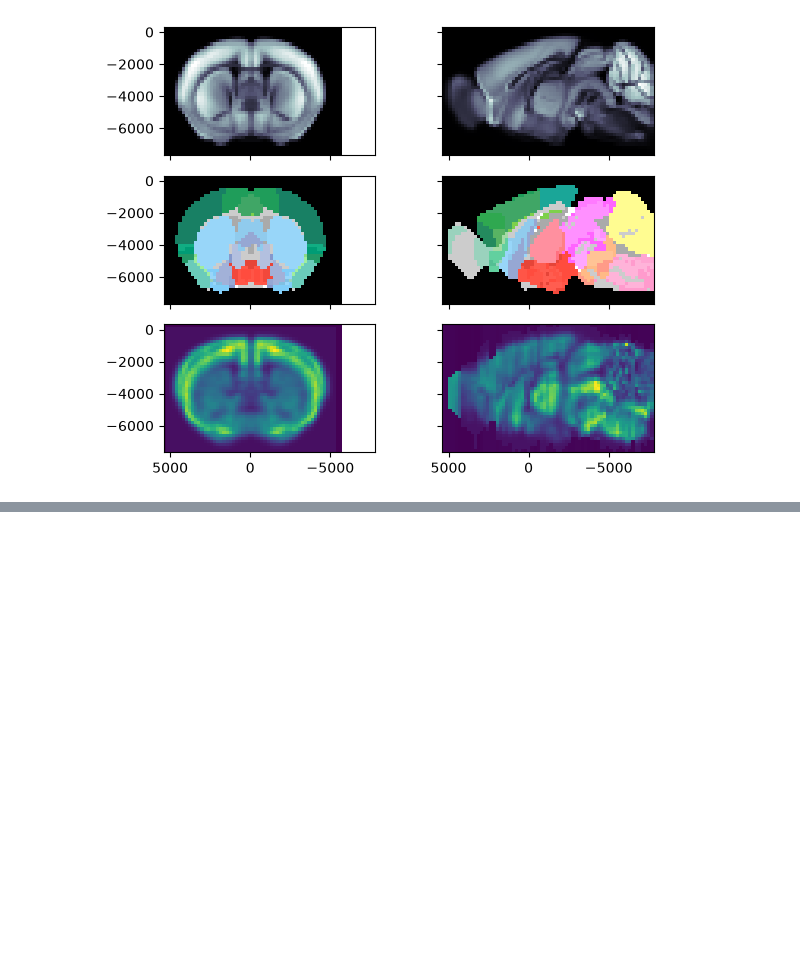
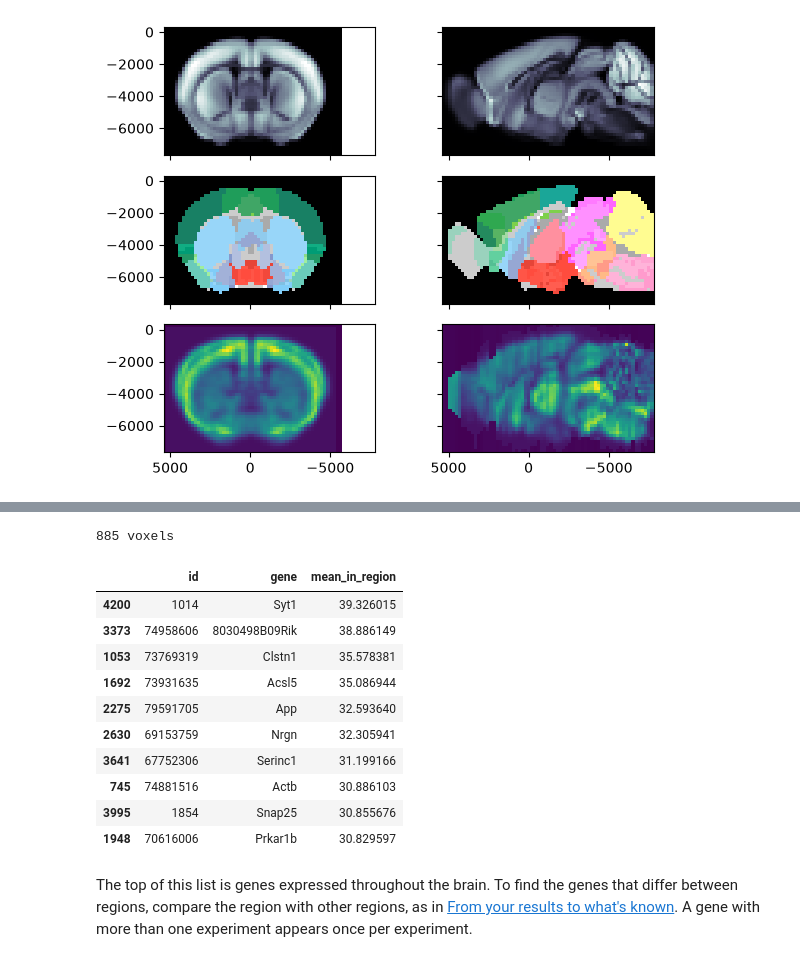
Before and after one commit to int-brain-lab/iblatlas, a Jupyter notebook: docs/how-to/load-gene-expression-agea.ipynb, the cells around one changed output, grey strips where cells are left out. Saved outputs shown, nothing was run; the diff lists cells and outputs as text; code cells hidden in the pictures; blank space fills up the shorter version.

```diff
--- a/docs/how-to/load-gene-expression-agea.ipynb
+++ b/docs/how-to/load-gene-expression-agea.ipynb
@@ -70,0 +75,22 @@ fig.tight_layout()
+# %%
+regions = atlas_agea.regions
+in_region = regions.acronym[regions.mappings['Beryl'][atlas_agea.label]] == 'VISp'
+print(f'{in_region.sum()} voxels')
+
+mean_in_region = gene_expression_volumes[:, in_region].astype(float).mean(axis=1)
+df_genes.assign(mean_in_region=mean_in_region).sort_values('mean_in_region', ascending=False).head(10)
+# %% [output]
+885 voxels
+|  | id | gene | mean_in_region |
+| 4200 | 1014 | Syt1 | 39.326015 |
+| 3373 | 74958606 | 8030498B09Rik | 38.886149 |
+| 1053 | 73769319 | Clstn1 | 35.578381 |
+| 1692 | 73931635 | Acsl5 | 35.086944 |
+| 2275 | 79591705 | App | 32.593640 |
+| 2630 | 69153759 | Nrgn | 32.305941 |
+| 3641 | 67752306 | Serinc1 | 31.199166 |
+| 745 | 74881516 | Actb | 30.886103 |
+| 3995 | 1854 | Snap25 | 30.855676 |
+| 1948 | 70616006 | Prkar1b | 30.829597 |
+# %% [markdown]
+The top of this list is genes expressed throughout the brain. To find the genes that differ between regions, compare the region with other regions, as in [From your results to what's known](../tutorials/from-your-results-to-whats-known.ipynb). A gene with more than one experiment appears once per experiment.
```
Also changed, not shown: parts of 2 cells of this notebook, 3 other files.
